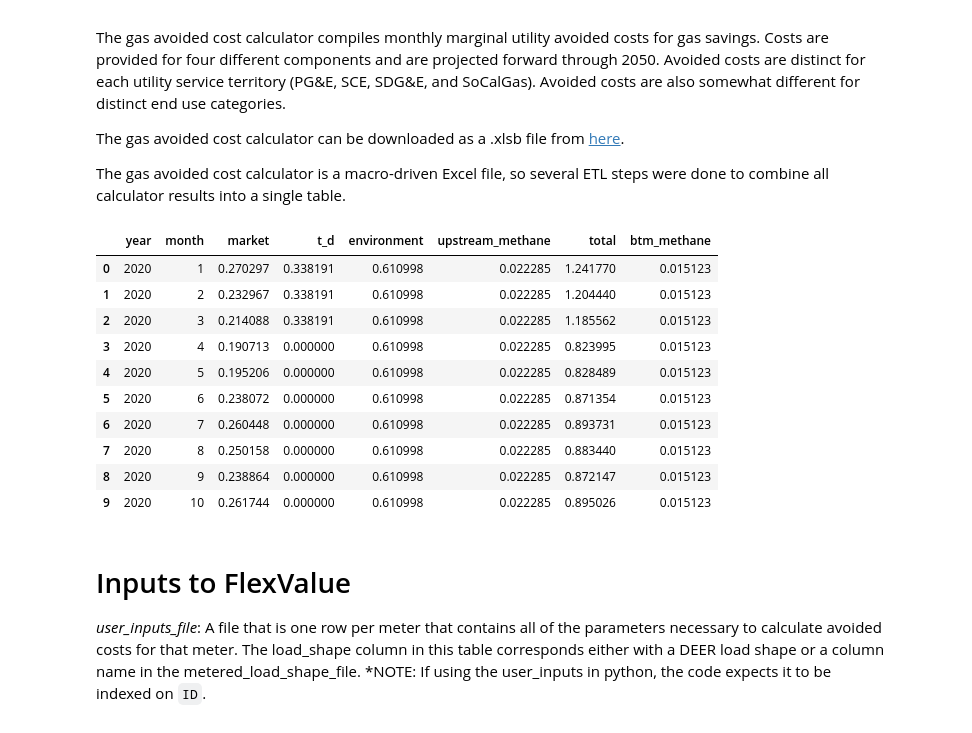
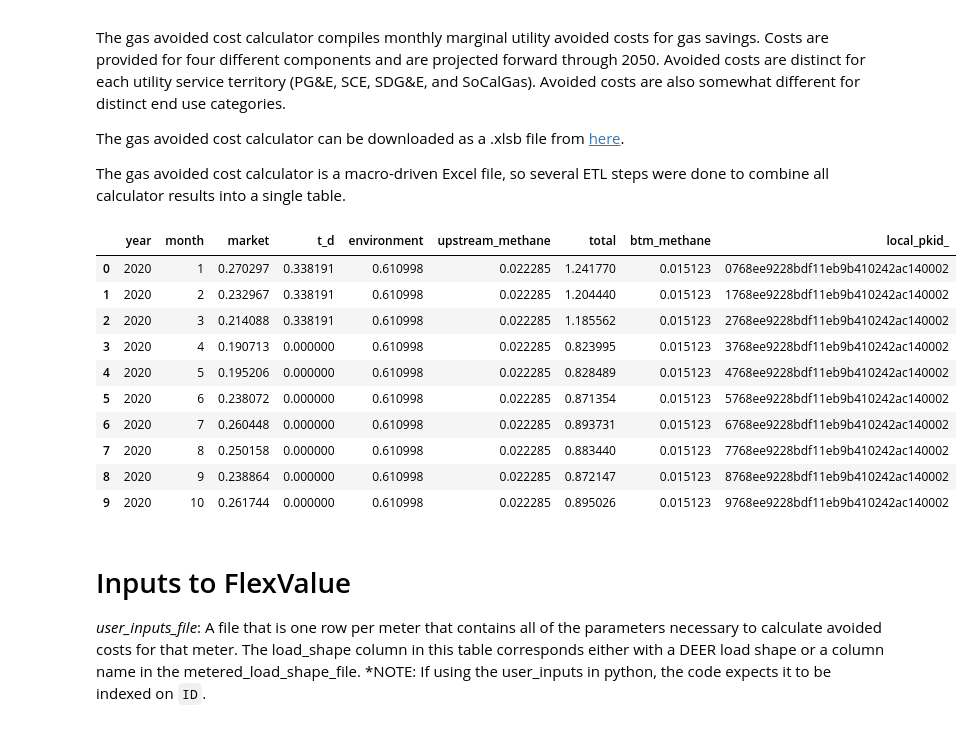
Before and after one commit to recurve-methods/flexvalue, a Jupyter notebook: notebooks/tutorial.ipynb, the cells around one changed output. Saved outputs shown, nothing was run; the diff lists cells and outputs as text; code cells hidden in the pictures.

```diff
--- a/notebooks/tutorial.ipynb
+++ b/notebooks/tutorial.ipynb
@@ -206,20 +207,20 @@ The gas avoided cost calculator can be downloaded as a .xlsb file from [here](ht
 
 The gas avoided cost calculator is a macro-driven Excel file, so several ETL steps were done to combine all calculator results into a single table.
 # %%
-df_avoided_costs_gas = pd.read_sql("select * from acc_gas limit 10", con=con).drop("local_pkid_", axis=1)
+df_avoided_costs_gas = pd.read_sql("select * from acc_gas limit 10", con=con)
 df_avoided_costs_gas
 # %% [output]
-|  | year | month | market | t_d | environment | upstream_methane | total | btm_methane |
-| 0 | 2020 | 1 | 0.270297 | 0.338191 | 0.610998 | 0.022285 | 1.241770 | 0.015123 |
-| 1 | 2020 | 2 | 0.232967 | 0.338191 | 0.610998 | 0.022285 | 1.204440 | 0.015123 |
-| 2 | 2020 | 3 | 0.214088 | 0.338191 | 0.610998 | 0.022285 | 1.185562 | 0.015123 |
-| 3 | 2020 | 4 | 0.190713 | 0.000000 | 0.610998 | 0.022285 | 0.823995 | 0.015123 |
-| 4 | 2020 | 5 | 0.195206 | 0.000000 | 0.610998 | 0.022285 | 0.828489 | 0.015123 |
-| 5 | 2020 | 6 | 0.238072 | 0.000000 | 0.610998 | 0.022285 | 0.871354 | 0.015123 |
-| 6 | 2020 | 7 | 0.260448 | 0.000000 | 0.610998 | 0.022285 | 0.893731 | 0.015123 |
-| 7 | 2020 | 8 | 0.250158 | 0.000000 | 0.610998 | 0.022285 | 0.883440 | 0.015123 |
-| 8 | 2020 | 9 | 0.238864 | 0.000000 | 0.610998 | 0.022285 | 0.872147 | 0.015123 |
-| 9 | 2020 | 10 | 0.261744 | 0.000000 | 0.610998 | 0.022285 | 0.895026 | 0.015123 |
+|  | year | month | market | t_d | environment | upstream_methane | total | btm_methane | local_pkid_ |
+| 0 | 2020 | 1 | 0.270297 | 0.338191 | 0.610998 | 0.022285 | 1.241770 | 0.015123 | 0768ee9228bdf11eb9b410242ac140002 |
+| 1 | 2020 | 2 | 0.232967 | 0.338191 | 0.610998 | 0.022285 | 1.204440 | 0.015123 | 1768ee9228bdf11eb9b410242ac140002 |
+| 2 | 2020 | 3 | 0.214088 | 0.338191 | 0.610998 | 0.022285 | 1.185562 | 0.015123 | 2768ee9228bdf11eb9b410242ac140002 |
+| 3 | 2020 | 4 | 0.190713 | 0.000000 | 0.610998 | 0.022285 | 0.823995 | 0.015123 | 3768ee9228bdf11eb9b410242ac140002 |
+| 4 | 2020 | 5 | 0.195206 | 0.000000 | 0.610998 | 0.022285 | 0.828489 | 0.015123 | 4768ee9228bdf11eb9b410242ac140002 |
+| 5 | 2020 | 6 | 0.238072 | 0.000000 | 0.610998 | 0.022285 | 0.871354 | 0.015123 | 5768ee9228bdf11eb9b410242ac140002 |
+| 6 | 2020 | 7 | 0.260448 | 0.000000 | 0.610998 | 0.022285 | 0.893731 | 0.015123 | 6768ee9228bdf11eb9b410242ac140002 |
+| 7 | 2020 | 8 | 0.250158 | 0.000000 | 0.610998 | 0.022285 | 0.883440 | 0.015123 | 7768ee9228bdf11eb9b410242ac140002 |
+| 8 | 2020 | 9 | 0.238864 | 0.000000 | 0.610998 | 0.022285 | 0.872147 | 0.015123 | 8768ee9228bdf11eb9b410242ac140002 |
+| 9 | 2020 | 10 | 0.261744 | 0.000000 | 0.610998 | 0.022285 | 0.895026 | 0.015123 | 9768ee9228bdf11eb9b410242ac140002 |
 # %% [markdown]
 # Inputs to FlexValue
 
```
Also changed, not shown: parts of 19 cells of this notebook, 12 other files.
